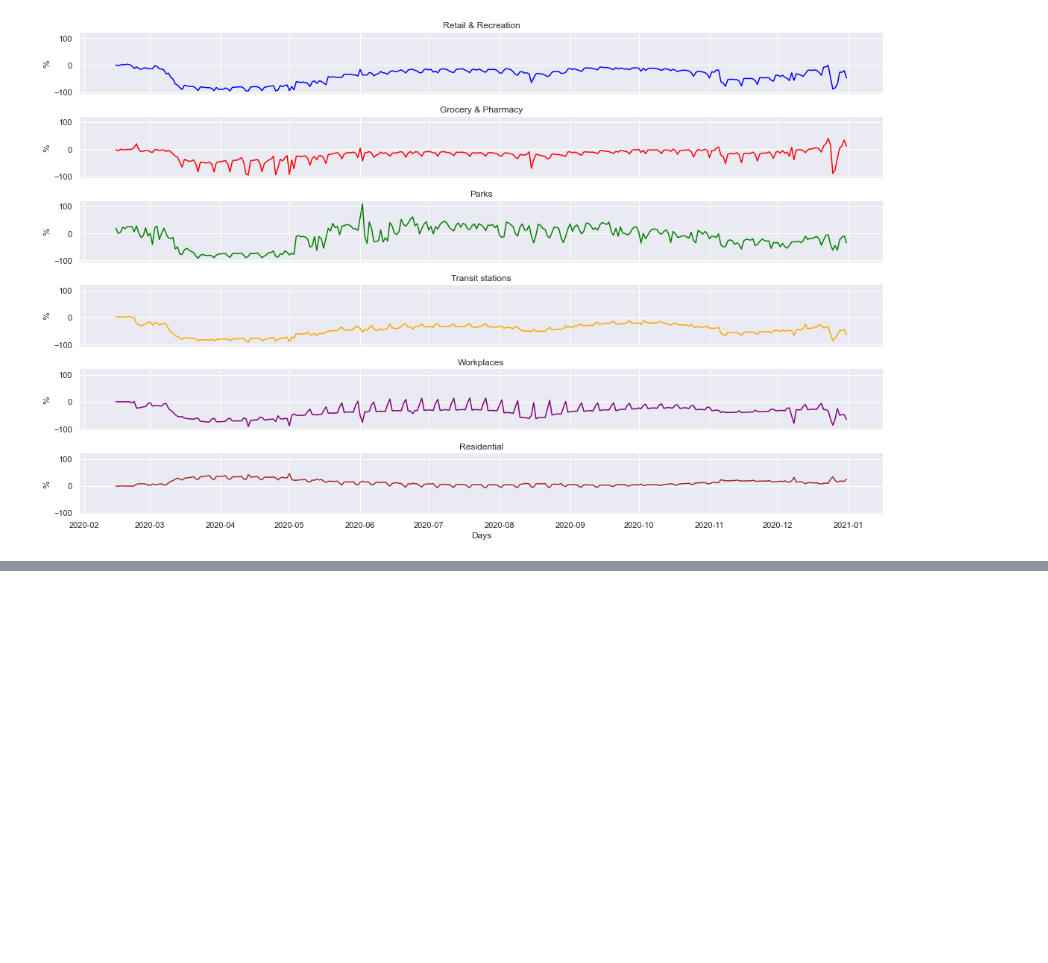
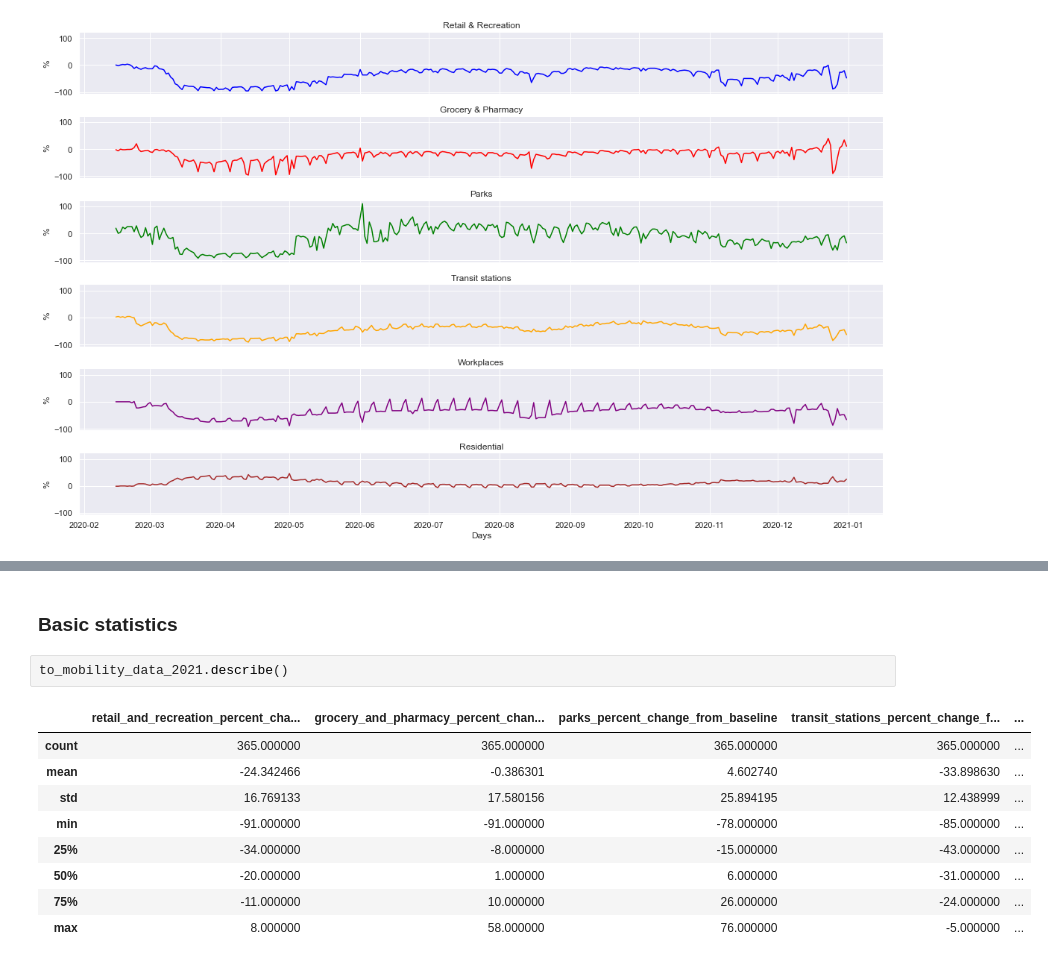
Before and after one commit to danielegerbaldo/Turin-Air-Quality-Comparison-Lockdown, a Jupyter notebook: Mobility.ipynb, the cells around one changed output, grey strips where cells are left out. Drawn from its saved outputs; the diff is of its cells as text; blank space fills up the shorter version.

```diff
--- a/Mobility.ipynb
+++ b/Mobility.ipynb
@@ -187,0 +198,14 @@ plt.show()
+# %% [markdown]
+### Basic statistics
+# %%
+to_mobility_data_2021.describe()
+# %% [output]
+|  | retail_and_recreation_percent_cha... | grocery_and_pharmacy_percent_chan... | parks_percent_change_from_baseline | transit_stations_percent_change_f... | ... |
+| count | 365.000000 | 365.000000 | 365.000000 | 365.000000 | ... |
+| mean | -24.342466 | -0.386301 | 4.602740 | -33.898630 | ... |
+| std | 16.769133 | 17.580156 | 25.894195 | 12.438999 | ... |
+| min | -91.000000 | -91.000000 | -78.000000 | -85.000000 | ... |
+| 25% | -34.000000 | -8.000000 | -15.000000 | -43.000000 | ... |
+| 50% | -20.000000 | 1.000000 | 6.000000 | -31.000000 | ... |
+| 75% | -11.000000 | 10.000000 | 26.000000 | -24.000000 | ... |
+| max | 8.000000 | 58.000000 | 76.000000 | -5.000000 | ... |
```
Also changed, not shown: parts of 4 cells of this notebook, 2 other files.
